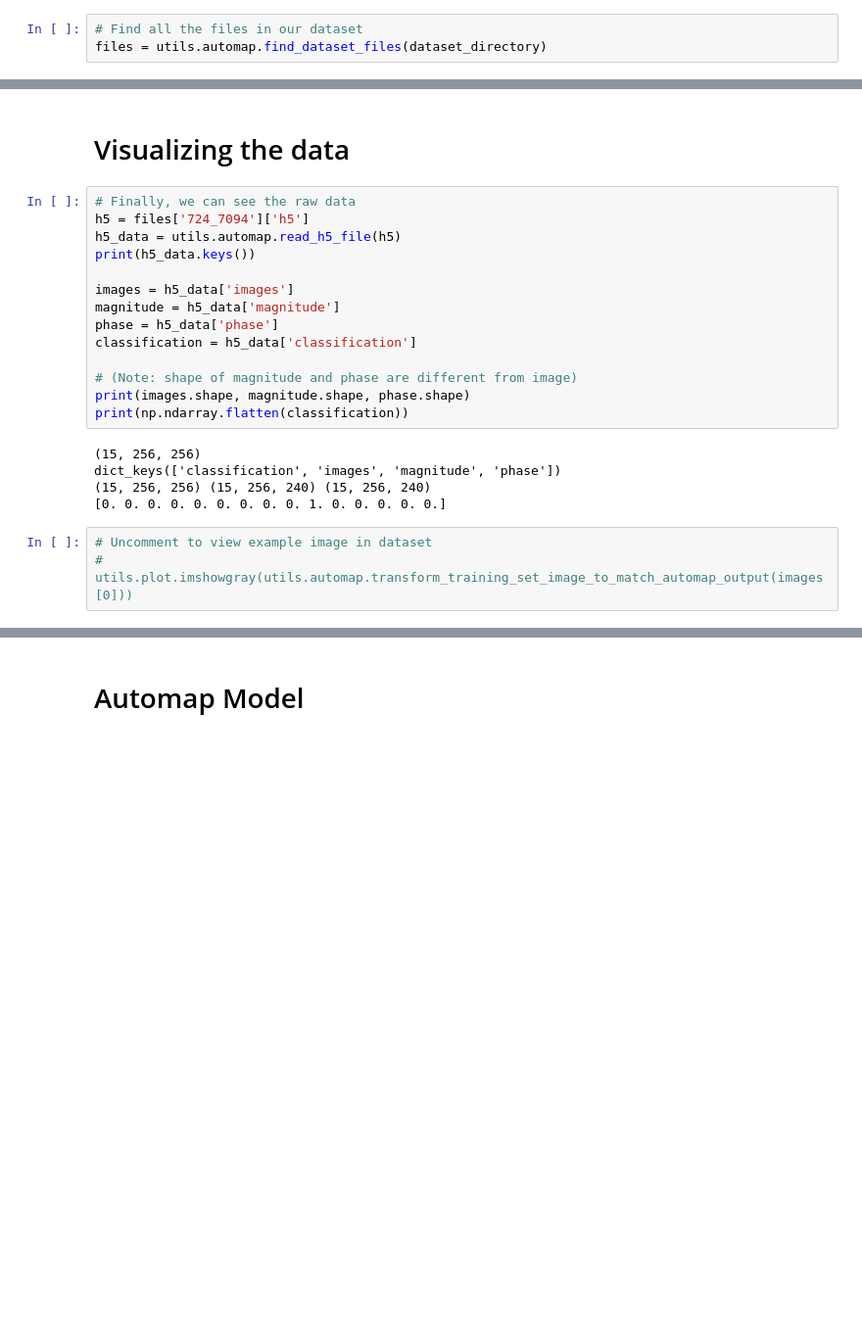
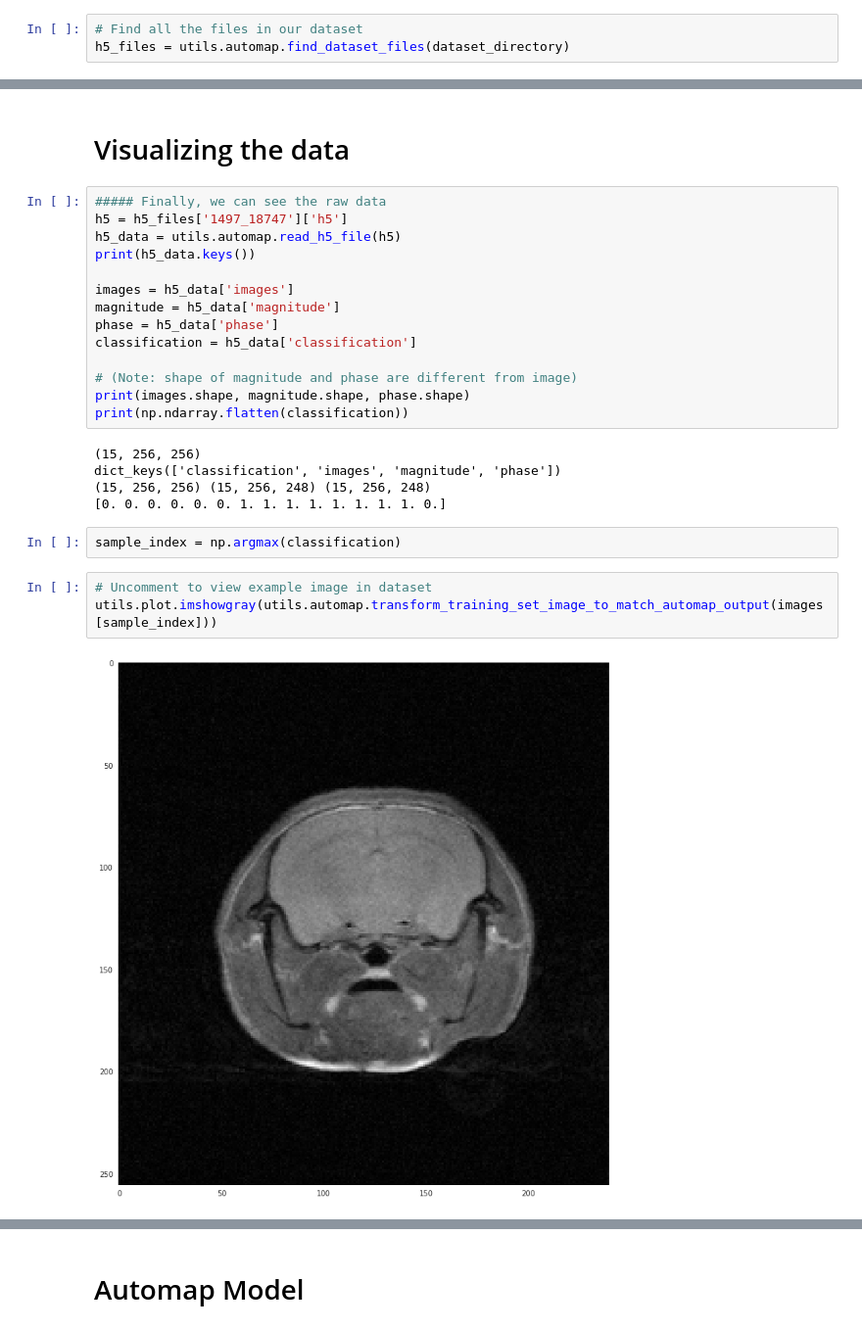
Before and after one commit to alexwal/cs230-project, a Jupyter notebook: MRI_reconstruction_example/automap_model.ipynb, the cells around one changed output, grey strips where cells are left out. Shown at 98% size. Drawn from its saved outputs; the diff is of its cells as text; blank space fills up the shorter version.

```diff
--- a/MRI_reconstruction_example/automap_model.ipynb
+++ b/MRI_reconstruction_example/automap_model.ipynb
@@ -24,14 +21,14 @@ import cs230_project_utilities as utils
 dataset_directory = '/scratch/groups/mwinterm/BoostMRI/data/H5Exports_AnimiX'
 # %%
 # Find all the files in our dataset
-files = utils.automap.find_dataset_files(dataset_directory)
+h5_files = utils.automap.find_dataset_files(dataset_directory)
 # %% [output]
 Found 133 .h5 files and 133 .txt files.
 # %% [markdown]
 # Visualizing the data
 # %%
-# Finally, we can see the raw data
-h5 = files['724_7094']['h5']
+##### Finally, we can see the raw data
+h5 = h5_files['1497_18747']['h5']
 h5_data = utils.automap.read_h5_file(h5)
 print(h5_data.keys())
 
@@ -46,10 +43,14 @@ print(np.ndarray.flatten(classification))
 # %% [output]
 (15, 256, 256)
 dict_keys(['classification', 'images', 'magnitude', 'phase'])
-(15, 256, 256) (15, 256, 240) (15, 256, 240)
-[0. 0. 0. 0. 0. 0. 0. 0. 0. 1. 0. 0. 0. 0. 0.]
+(15, 256, 256) (15, 256, 248) (15, 256, 248)
+[0. 0. 0. 0. 0. 0. 1. 1. 1. 1. 1. 1. 1. 1. 0.]
+# %%
+sample_index = np.argmax(classification)
 # %%
 # Uncomment to view example image in dataset
-# utils.plot.imshowgray(utils.automap.transform_training_set_image_to_match_automap_output(images[0]))
+utils.plot.imshowgray(utils.automap.transform_training_set_image_to_match_automap_output(images[sample_index]))
+# %% [output]
+[figure, added]
 # %%
 # Construct FFT (k-space data) from magnitude and phase
```
Also changed, not shown: parts of 16 cells of this notebook, 2 other files.
